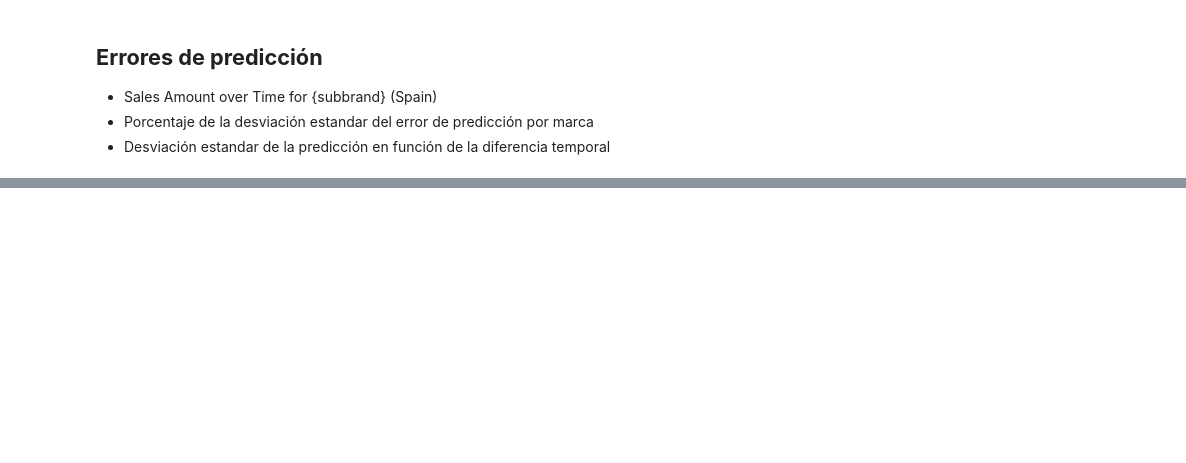
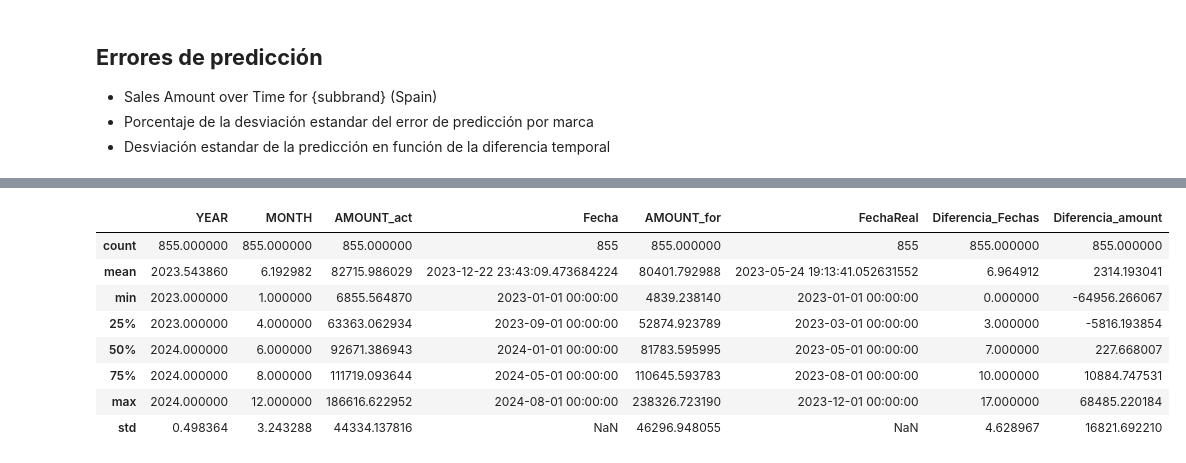
Before and after one commit to smillan-42/UFV_visualizacion_datos, a Jupyter notebook: Practica1/Clase_2 (3).ipynb, the cells around one changed output, grey strips where cells are left out. Drawn from its saved outputs; the diff is of its cells as text; code cells hidden in the pictures; blank space fills up the shorter version.

```diff
--- a/Practica1/Clase_2 (3).ipynb
+++ b/Practica1/Clase_2 (3).ipynb
@@ -1091,0 +939,2 @@ fig.show()
+# %%
+df_spain_for = df_spain_for.groupby(['SUBBRAND', 'FORECAST', 'Fecha'])['AMOUNT'].mean().reset_index()
@@ -1091,0 +945,7 @@ fig.show()
+# %%
+# Asignar siempre 2023 como el año y convertir 'FORECAST' a fecha con el primer día del mes
+df_spain_for['FechaReal'] = pd.to_datetime(df_spain_for.assign(year=2023, day=1)[['year', 'FORECAST', 'day']].rename(columns={'FORECAST': 'month'}))
+
+# Assuming df_spain_for has columns 'FechaReal' and 'Fecha'
+df_spain_for['Diferencia_Fechas'] = (df_spain_for['Fecha'] - df_spain_for['FechaReal']).dt.days / 30.44
+df_spain_for['Diferencia_Fechas'] = df_spain_for['Diferencia_Fechas'].round()  # Redondear a meses completos
@@ -1091,0 +971,19 @@ fig.show()
+# %%
+# Merge the two dataframes on 'Fecha', 'SUBBRAND', and 'COUNTRY' to find corresponding values
+merged_df = pd.merge(df_spain_act, df_spain_for[['Fecha', 'SUBBRAND', 'AMOUNT', 'FechaReal', 'Diferencia_Fechas']],
+                     on=['Fecha', 'SUBBRAND'], how='inner', suffixes=('_act', '_for'))
+
+# Calcular la diferencia entre las columnas 'AMOUNT' de ambos dataframes
+merged_df['Diferencia_amount'] = merged_df['AMOUNT_act'] - merged_df['AMOUNT_for']
+# %%
+merged_df.describe()
+# %% [output]
+|  | YEAR | MONTH | AMOUNT_act | Fecha | AMOUNT_for | FechaReal | Diferencia_Fechas | Diferencia_amount |
+| count | 855.000000 | 855.000000 | 855.000000 | 855 | 855.000000 | 855 | 855.000000 | 855.000000 |
+| mean | 2023.543860 | 6.192982 | 82715.986029 | 2023-12-22 23:43:09.473684224 | 80401.792988 | 2023-05-24 19:13:41.052631552 | 6.964912 | 2314.193041 |
+| min | 2023.000000 | 1.000000 | 6855.564870 | 2023-01-01 00:00:00 | 4839.238140 | 2023-01-01 00:00:00 | 0.000000 | -64956.266067 |
+| 25% | 2023.000000 | 4.000000 | 63363.062934 | 2023-09-01 00:00:00 | 52874.923789 | 2023-03-01 00:00:00 | 3.000000 | -5816.193854 |
+| 50% | 2024.000000 | 6.000000 | 92671.386943 | 2024-01-01 00:00:00 | 81783.595995 | 2023-05-01 00:00:00 | 7.000000 | 227.668007 |
+| 75% | 2024.000000 | 8.000000 | 111719.093644 | 2024-05-01 00:00:00 | 110645.593783 | 2023-08-01 00:00:00 | 10.000000 | 10884.747531 |
+| max | 2024.000000 | 12.000000 | 186616.622952 | 2024-08-01 00:00:00 | 238326.723190 | 2023-12-01 00:00:00 | 17.000000 | 68485.220184 |
+| std | 0.498364 | 3.243288 | 44334.137816 | NaN | 46296.948055 | NaN | 4.628967 | 16821.692210 |
```
Also changed, not shown: parts of 147 cells of this notebook.
